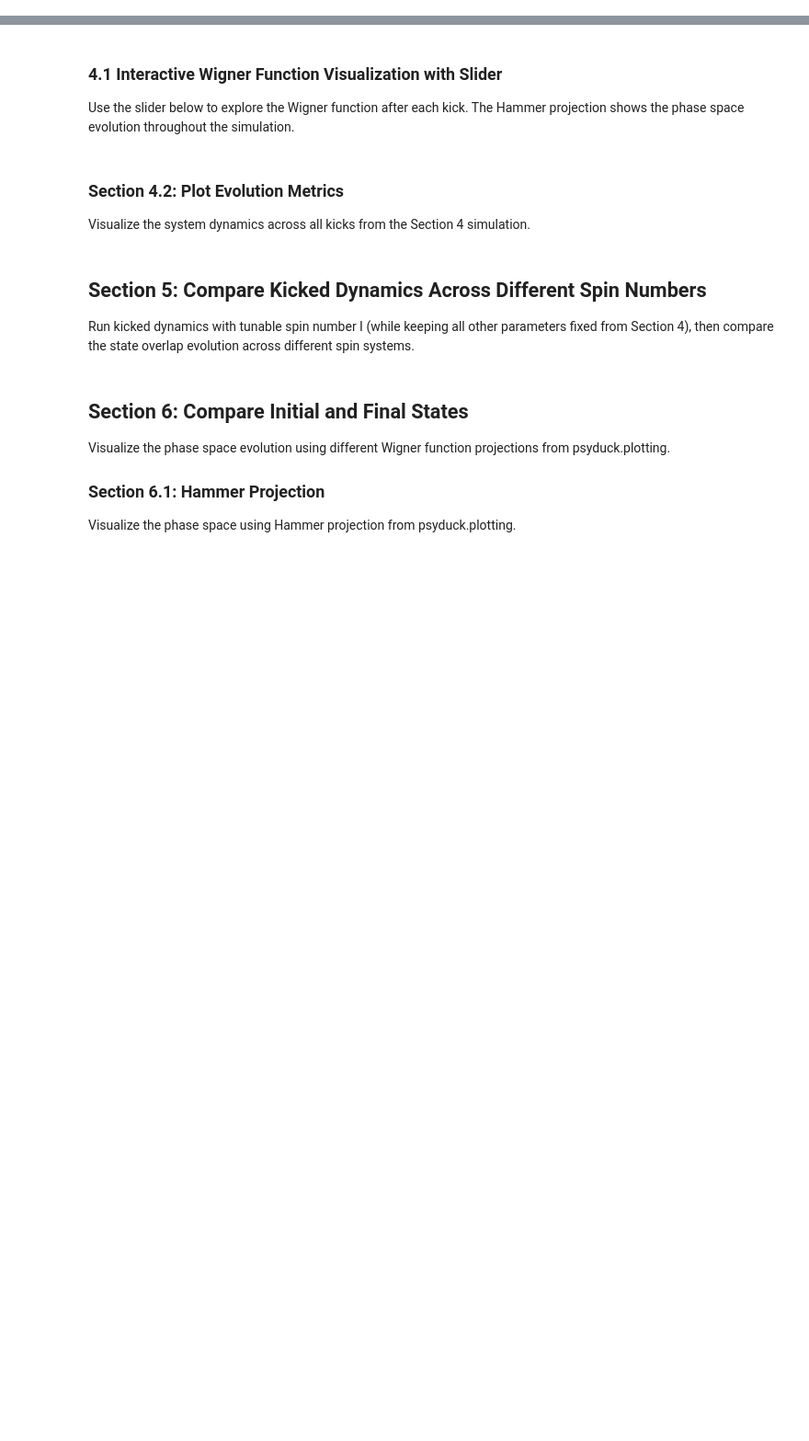
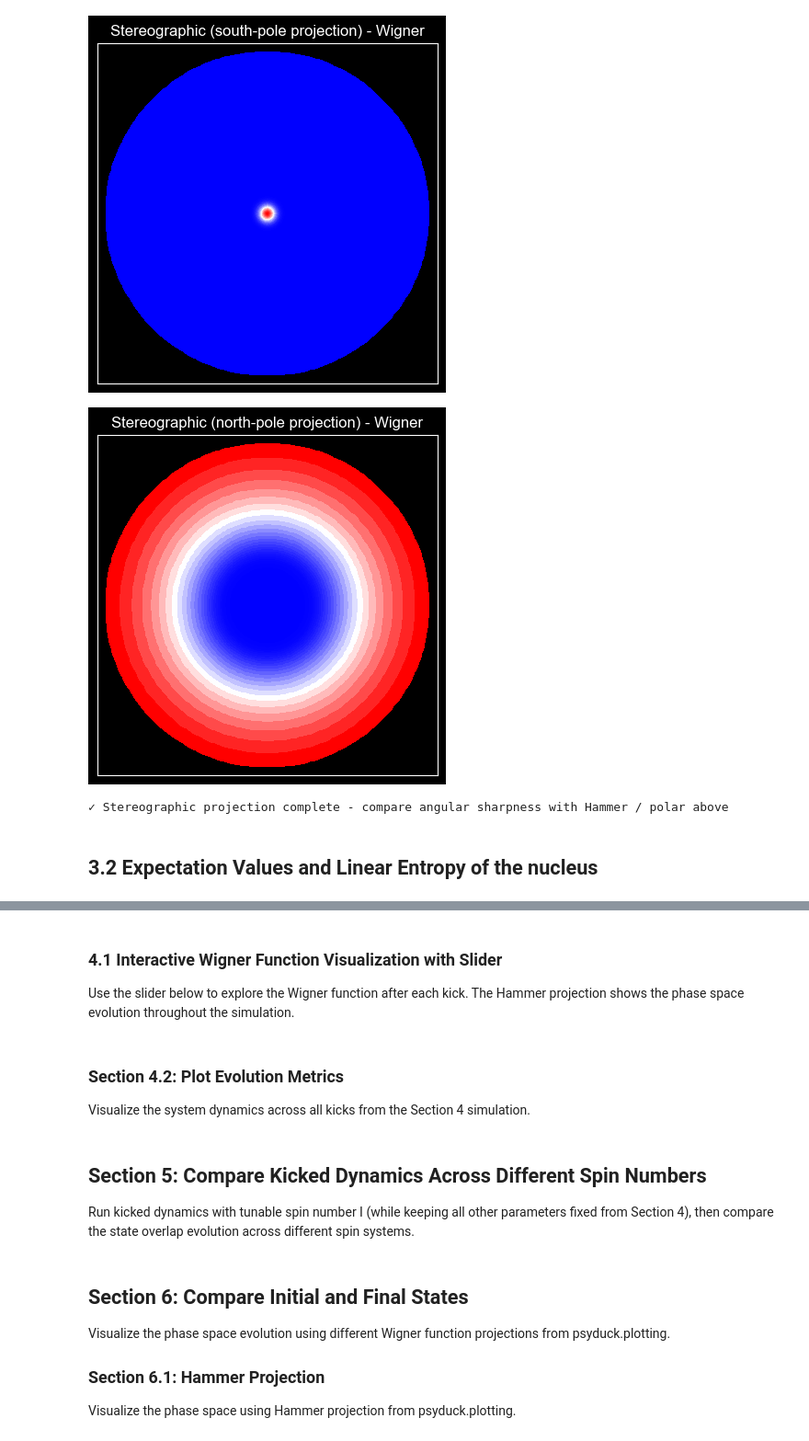
Before and after one commit to arjenvaartjes/Psyduck, a Jupyter notebook: examples/chaosqkt/ChaosQKT_psyduck.ipynb, the cells around one changed output, grey strips where cells are left out. Shown at 92% size. Saved outputs shown, nothing was run; the diff lists cells and outputs as text; code cells hidden in the pictures; blank space fills up the shorter version.

```diff
--- a/examples/chaosqkt/ChaosQKT_psyduck.ipynb
+++ b/examples/chaosqkt/ChaosQKT_psyduck.ipynb
@@ -108 +140,31 @@ Calculate expectation values using the `Spin.expectation()` method from psyduck.
+# %%
+# Stereographic projection (south-pole convention): north pole at centre
+fig, ax, _ = wigner_plot_stereographic(
+    psi_initial,
+    n_theta=101,
+    n_phi=201,
+    cmap='bwr',
+    pole='south'
+)
+ax.set_title('Stereographic (south-pole projection) - Wigner')
+plt.show()
+
+# Stereographic projection (north-pole convention): south pole at centre
+fig, ax, _ = wigner_plot_stereographic(
+    psi_initial,
+    n_theta=101,
+    n_phi=201,
+    cmap='bwr',
+    pole='north'
+)
+ax.set_title('Stereographic (north-pole projection) - Wigner')
+plt.show()
+
+print("✓ Stereographic projection complete - compare angular sharpness with Hammer / polar above")
+# %% [output]
+[figure, added]
+[figure, added]
+✓ Stereographic projection complete - compare angular sharpness with Hammer / polar above
+# %% [markdown]
+## 3.2 Expectation Values and Linear Entropy of the nucleus
 # %%
```
Also changed, not shown: parts of 18 cells of this notebook, 4 other files.
